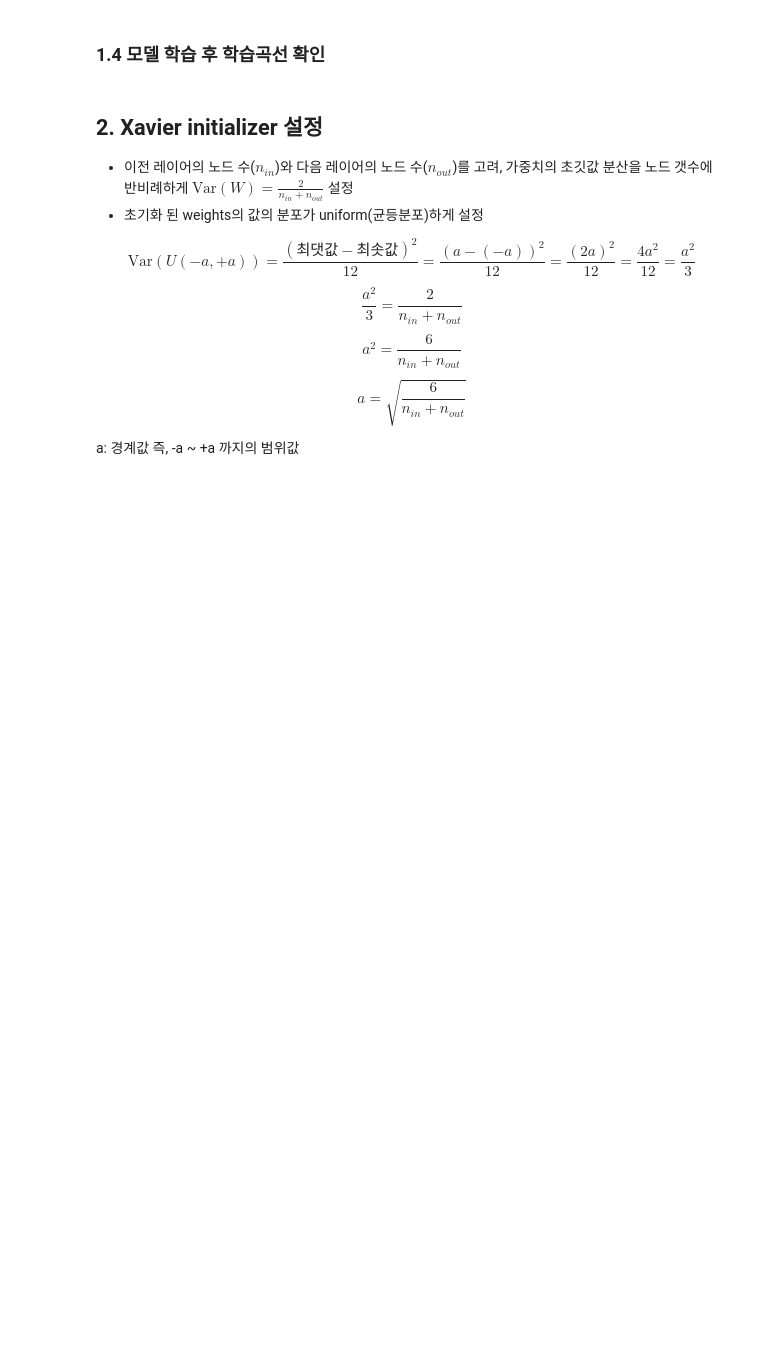
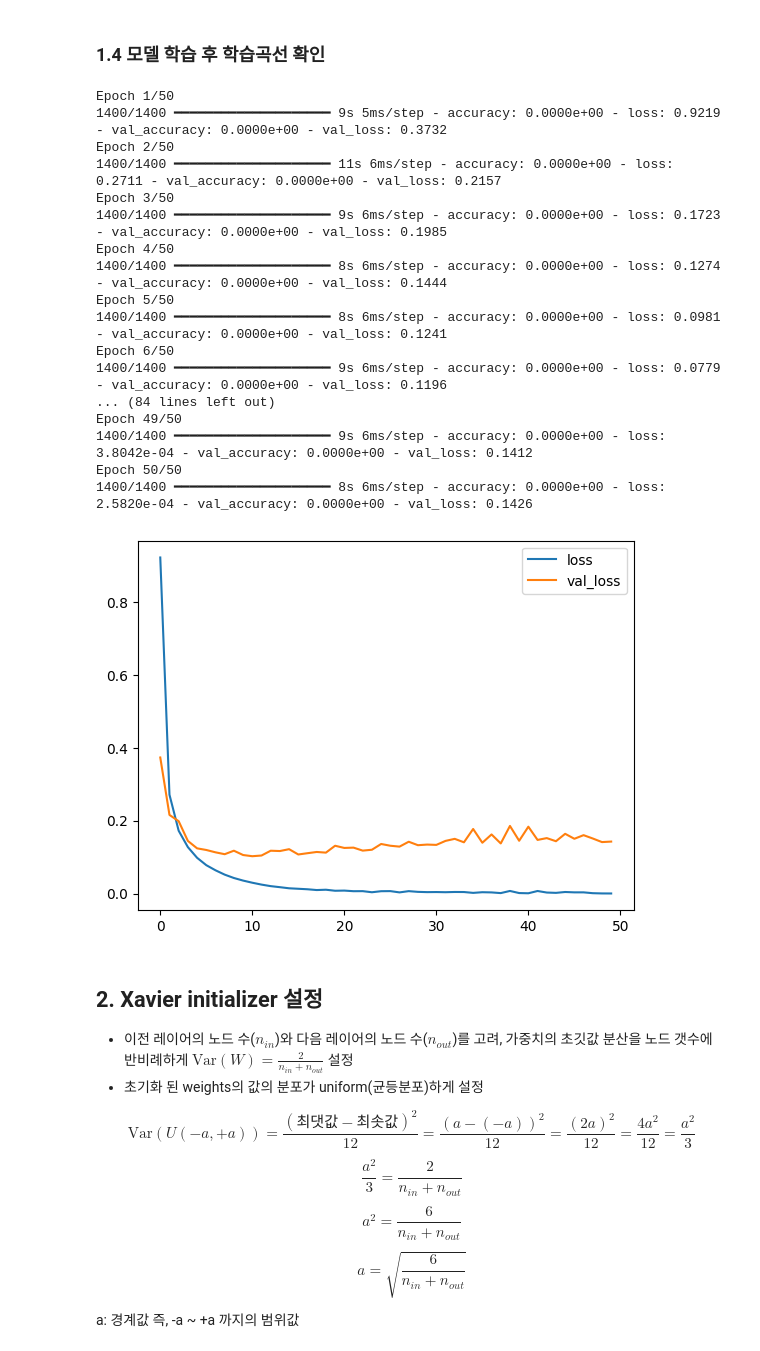
Before and after one commit to overgroove/samsung_lecture, a Jupyter notebook: 03_DL_weight_initialization.ipynb, the cells around one changed output. Cells and saved outputs as stored; diff of their text form; code cells hidden in the pictures; blank space fills up the shorter version.

```diff
--- a/03_DL_weight_initialization.ipynb
+++ b/03_DL_weight_initialization.ipynb
@@ -48,0 +54,13 @@ import tensorflow as tf
+# %%
+# 모델 설계
+# keras.models.Sequentail 객체에 모든 구조 할당
+# 기본적으로 Xavier 초기화를 사용하기에 각 layer의 activation을 sigmoid로 설정
+model1 = tf.keras.models.Sequential([
+    tf.keras.layers.Input(shape=X_train.shape[1:]),
+    tf.keras.layers.Dense(units=128, activation='sigmoid'),
+    tf.keras.layers.Dense(units=64, activation='sigmoid'),
+    tf.keras.layers.Dense(units=16, activation='sigmoid'),
+    tf.keras.layers.Dense(units=10, activation='softmax', name='out')
+])
+
+model1.summary()
@@ -58,2 +90,9 @@ Tensorflow 공식 docs : https://www.tensorflow.org/api_docs/python/tf/keras/met
+# %%
+# 모델 compile keras 객체 사용
+model1.compile(
+    optimizer=tf.keras.optimizers.Adam(learning_rate=0.001),
+    loss=tf.keras.losses.sparse_categorical_crossentropy,
+    metrics=[tf.keras.metrics.Accuracy]
+)
 # %% [markdown]
 ### **1.4 모델 학습 후 학습곡선 확인**
@@ -62,3 +99,29 @@ Tensorflow 공식 docs : https://www.tensorflow.org/api_docs/python/tf/keras/met
+# %%
+# 모델 학습 후 학습곡선 시각화
+history = model1.fit(X_train, y_train, epochs=50, validation_split=0.2)
+plt.plot(history.history['loss'], label='loss')
+plt.plot(history.history['val_loss'], label='val_loss')
+plt.legend()
+plt.show()
+# %% [output]
+Epoch 1/50
+1400/1400 ━━━━━━━━━━━━━━━━━━━━ 9s 5ms/step - accuracy: 0.0000e+00 - loss: 0.9219 - val_accuracy: 0.0000e+00 - val_loss: 0.3732
+Epoch 2/50
+1400/1400 ━━━━━━━━━━━━━━━━━━━━ 11s 6ms/step - accuracy: 0.0000e+00 - loss: 0.2711 - val_accuracy: 0.0000e+00 - val_loss: 0.2157
+Epoch 3/50
+1400/1400 ━━━━━━━━━━━━━━━━━━━━ 9s 6ms/step - accuracy: 0.0000e+00 - loss: 0.1723 - val_accuracy: 0.0000e+00 - val_loss: 0.1985
+Epoch 4/50
+1400/1400 ━━━━━━━━━━━━━━━━━━━━ 8s 6ms/step - accuracy: 0.0000e+00 - loss: 0.1274 - val_accuracy: 0.0000e+00 - val_loss: 0.1444
+Epoch 5/50
+1400/1400 ━━━━━━━━━━━━━━━━━━━━ 8s 6ms/step - accuracy: 0.0000e+00 - loss: 0.0981 - val_accuracy: 0.0000e+00 - val_loss: 0.1241
+Epoch 6/50
+1400/1400 ━━━━━━━━━━━━━━━━━━━━ 9s 6ms/step - accuracy: 0.0000e+00 - loss: 0.0779 - val_accuracy: 0.0000e+00 - val_loss: 0.1196
+... (84 lines left out)
+Epoch 49/50
+1400/1400 ━━━━━━━━━━━━━━━━━━━━ 9s 6ms/step - accuracy: 0.0000e+00 - loss: 3.8042e-04 - val_accuracy: 0.0000e+00 - val_loss: 0.1412
+Epoch 50/50
+1400/1400 ━━━━━━━━━━━━━━━━━━━━ 8s 6ms/step - accuracy: 0.0000e+00 - loss: 2.5820e-04 - val_accuracy: 0.0000e+00 - val_loss: 0.1426
+[figure, added]
 # %% [markdown]
 ## **2. Xavier initializer 설정**
 - 이전 레이어의 노드 수($n_{in}$)와 다음 레이어의 노드 수($n_{out}$)를 고려, 가중치의 초깃값 분산을 노드 갯수에 반비례하게 $\text{Var}(W) = \frac{2}{n_{in} + n_{out}}$ 설정
```
Also changed, not shown: parts of 18 cells of this notebook.
